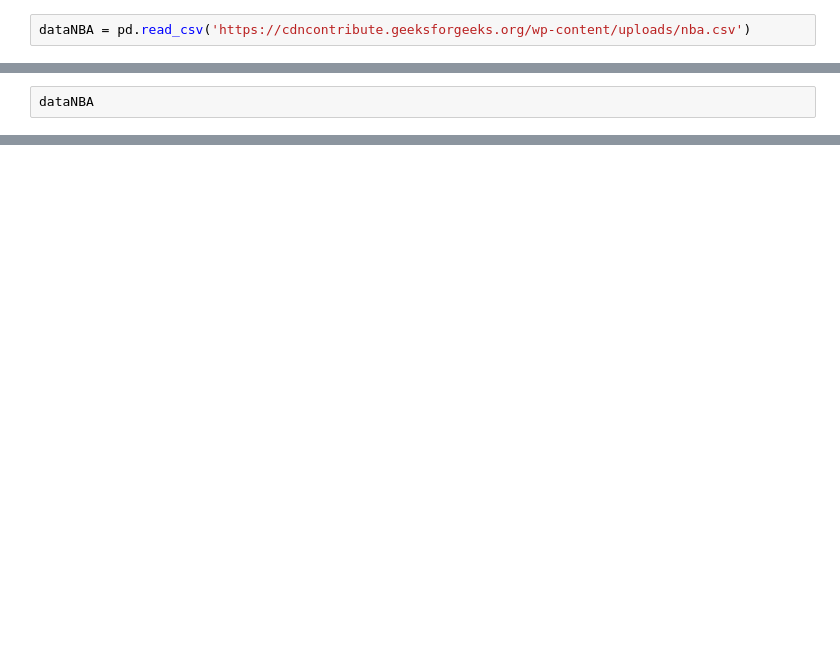
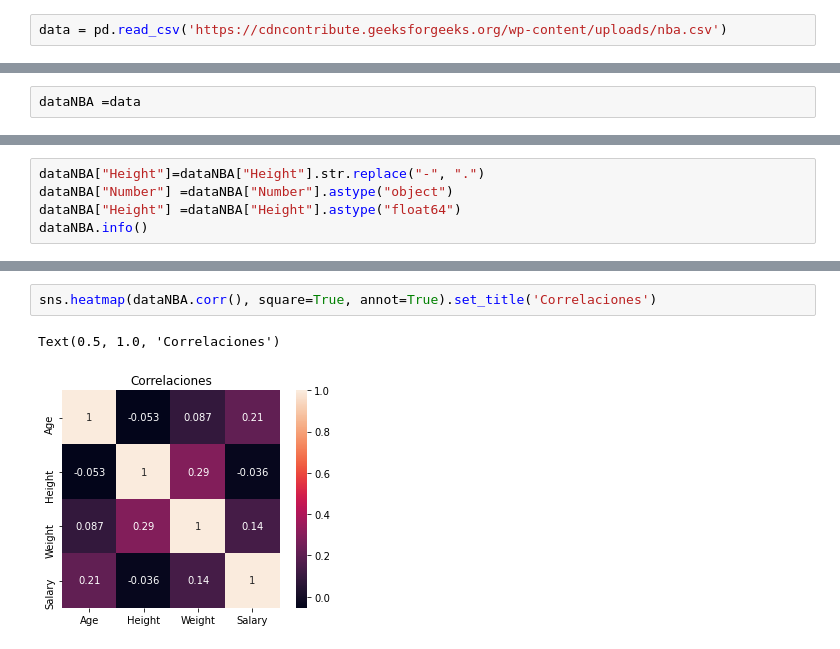
Before and after one commit to jmmendozae/DS_Projects_MM, a Jupyter notebook: NBA.ipynb, the cells around one changed output, grey strips where cells are left out. Saved outputs shown, nothing was run; the diff lists cells and outputs as text; blank space fills up the shorter version.

```diff
--- a/NBA.ipynb
+++ b/NBA.ipynb
@@ -3,2 +8,2 @@ import pandas as pd
 # %%
-dataNBA = pd.read_csv('https://cdncontribute.geeksforgeeks.org/wp-content/uploads/nba.csv')
+data = pd.read_csv('https://cdncontribute.geeksforgeeks.org/wp-content/uploads/nba.csv')
@@ -5,2 +38,2 @@ dataNBA = pd.read_csv('https://cdncontribute.geeksforgeeks.org/wp-content/upload
 # %%
-dataNBA
+dataNBA =data
@@ -20,0 +40,5 @@ dataNBA
+# %%
+dataNBA["Height"]=dataNBA["Height"].str.replace("-", ".")
+dataNBA["Number"] =dataNBA["Number"].astype("object")
+dataNBA["Height"] =dataNBA["Height"].astype("float64")
+dataNBA.info()
@@ -20,0 +151,5 @@ dataNBA
+# %%
+sns.heatmap(dataNBA.corr(), square=True, annot=True).set_title('Correlaciones')
+# %% [output]
+Text(0.5, 1.0, 'Correlaciones')
+[figure, added]
```
Also changed, not shown: parts of 14 cells of this notebook, 1 other file.
